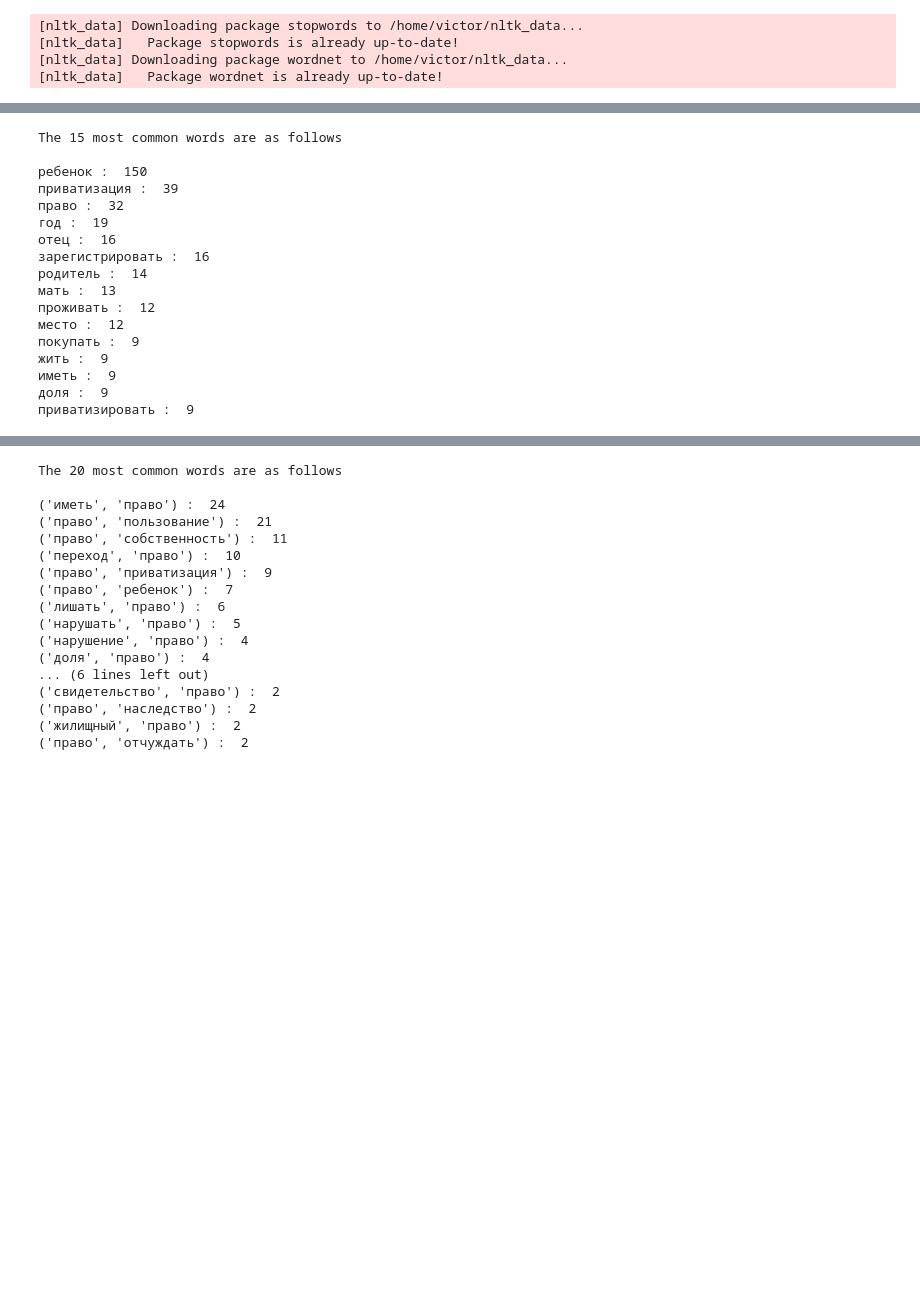
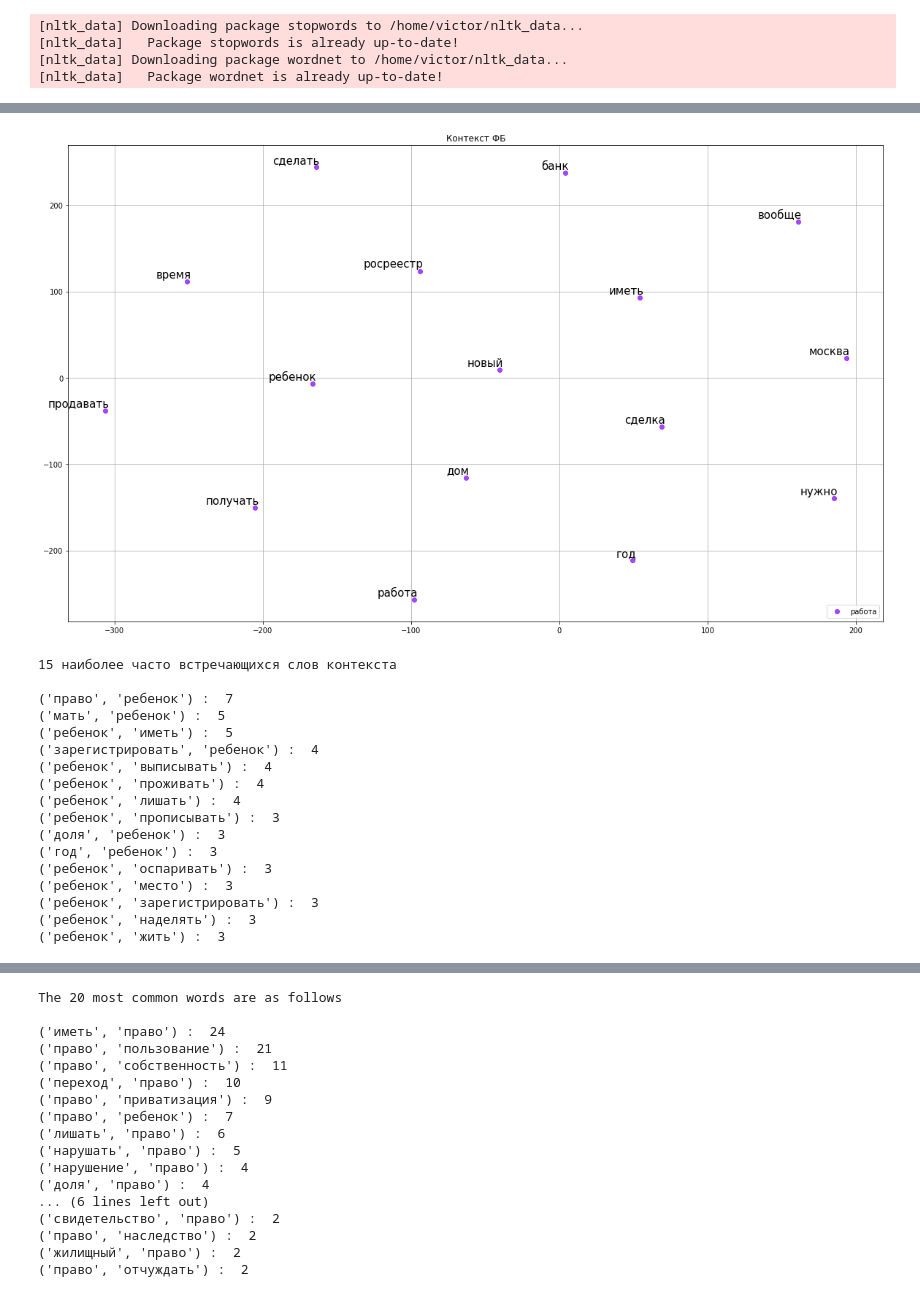
Before and after one commit to VityaVitalich/fb, a Jupyter notebook: NLP_fb.ipynb, the cells around one changed output, grey strips where cells are left out. Saved outputs shown, nothing was run; the diff lists cells and outputs as text; code cells hidden in the pictures; blank space fills up the shorter version.

Commit message:
word2vec to T-SNE

```diff
--- a/NLP_fb.ipynb
+++ b/NLP_fb.ipynb
@@ -131,3 +217,25 @@ def avg_datetime(series):
+# %%
+def tsne_plot_similar_words(title, labels, embedding_clusters, word_clusters, a, filename=None):
+    plt.figure(figsize=(20, 12))
+    colors = cm.rainbow(np.linspace(0, 1, len(labels)))
+    for label, embeddings, words, color in zip(labels, embedding_clusters, word_clusters, colors):
+        x = embeddings[:, 0]
+        y = embeddings[:, 1]
+        plt.scatter(x, y, c=color.reshape(1,-1), alpha=a, label=label)
+        for i, word in enumerate(words):
+            plt.annotate(word, alpha=3, xy=(x[i], y[i]), xytext=(5, 2),
+                         textcoords='offset points', ha='right', va='bottom', size=15)
+    plt.legend(loc=4)
+    plt.title(title)
+    plt.grid(True)
+    if filename:
+        plt.savefig(filename, format='png', dpi=150, bbox_inches='tight')
+    plt.show()
+
+
+tsne_plot_similar_words('Контекст ФБ', keys, embeddings_en_2d, word_clusters, 0.7, filename = 'context')
+# %% [output]
+[figure, added]
 # %%
 class TextAnalyzer:
     def __init__(self, df):
@@ -404,22 +528,22 @@ class TextAnalyzer:
 # %%
 test = TextAnalyzer(df)
 # %%
-test.context('ребенок')
+test.context('ребенок', k=15, ngram=2)
 # %% [output]
-The 15 most common words are as follows
+15 наиболее часто встречающихся слов контекста
 
-ребенок :  150
-приватизация :  39
-право :  32
-год :  19
-отец :  16
-зарегистрировать :  16
-родитель :  14
-мать :  13
-проживать :  12
-место :  12
-покупать :  9
-жить :  9
-иметь :  9
-доля :  9
-приватизировать :  9
+('право', 'ребенок') :  7
+('мать', 'ребенок') :  5
+('ребенок', 'иметь') :  5
+('зарегистрировать', 'ребенок') :  4
+('ребенок', 'выписывать') :  4
+('ребенок', 'проживать') :  4
+('ребенок', 'лишать') :  4
+('ребенок', 'прописывать') :  3
+('доля', 'ребенок') :  3
+('год', 'ребенок') :  3
+('ребенок', 'оспаривать') :  3
+('ребенок', 'место') :  3
+('ребенок', 'зарегистрировать') :  3
+('ребенок', 'наделять') :  3
+('ребенок', 'жить') :  3
```
Also changed, not shown: parts of 32 cells of this notebook, 1 other file.
